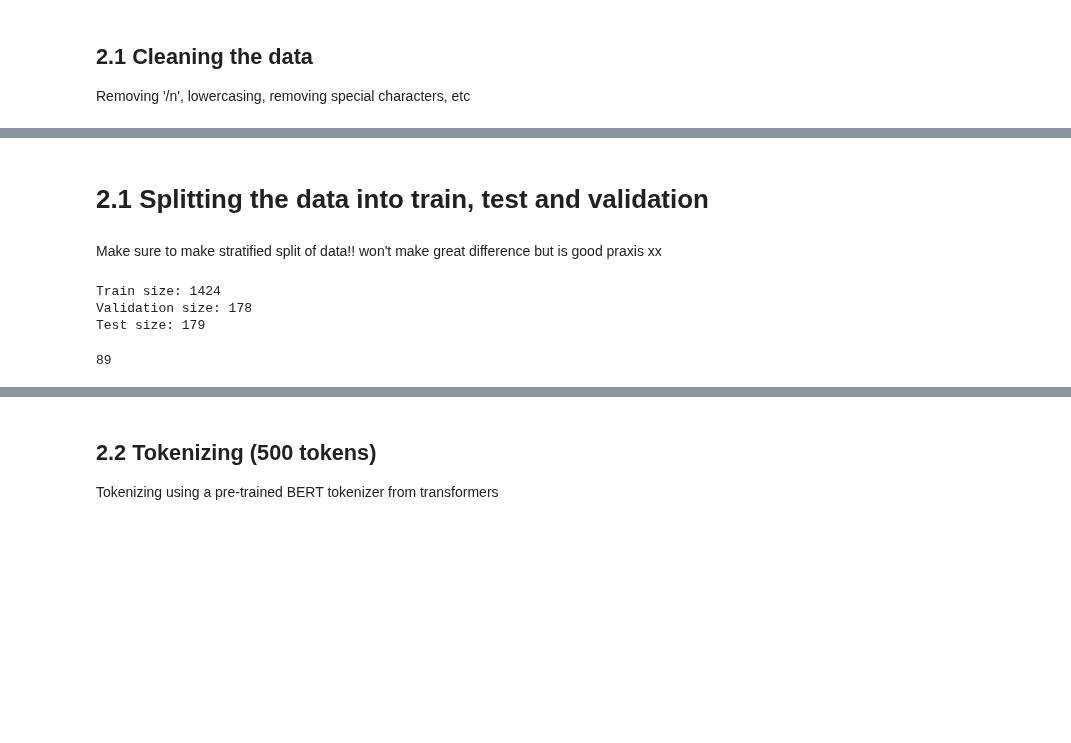
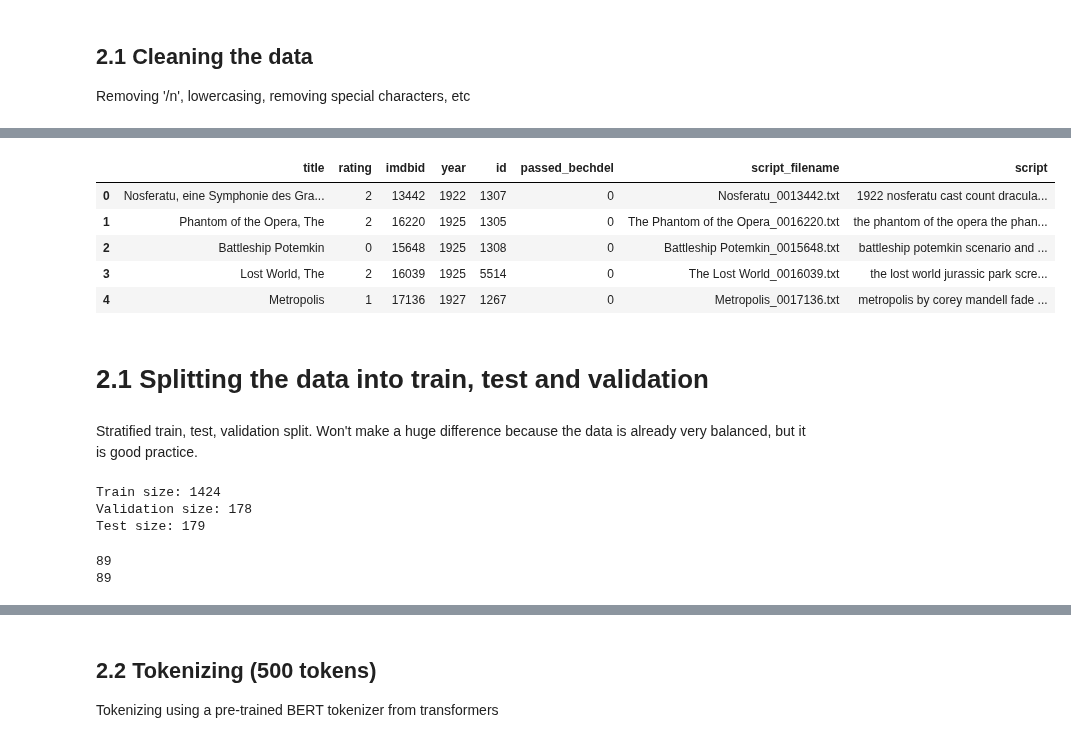
Before and after one commit to sigridbom/NLP_exam, a Jupyter notebook: 2_preprocessing/2_preprocessing.ipynb, the cells around one changed output, grey strips where cells are left out. Saved outputs shown, nothing was run; the diff lists cells and outputs as text; code cells hidden in the pictures; blank space fills up the shorter version.

```diff
--- a/2_preprocessing/2_preprocessing.ipynb
+++ b/2_preprocessing/2_preprocessing.ipynb
@@ -55,8 +54,20 @@ data.head()
 | 2 | Battleship Potemkin | 0 | 15648 | 1925 | 1308 | 0 | Battleship Potemkin_0015648.txt | Battleship Potemkin Scenario and ... |
 | 3 | Lost World, The | 2 | 16039 | 1925 | 5514 | 0 | The Lost World_0016039.txt | THE LOST WORLD JURASSIC PARK scre... |
 | 4 | Metropolis | 1 | 17136 | 1927 | 1267 | 0 | Metropolis_0017136.txt | METROPOLIS by Corey Mandell FADE ... |
+# %%
+# for lowercasing
+data_lowercase = data.copy()
+data_lowercase["script"] = (data['script'].str.lower())
+data_lowercase.head()
+# %% [output]
+|  | title | rating | imdbid | year | id | passed_bechdel | script_filename | script |
+| 0 | Nosferatu, eine Symphonie des Gra... | 2 | 13442 | 1922 | 1307 | 0 | Nosferatu_0013442.txt | 1922 nosferatu cast count dracula... |
+| 1 | Phantom of the Opera, The | 2 | 16220 | 1925 | 1305 | 0 | The Phantom of the Opera_0016220.txt | the phantom of the opera the phan... |
+| 2 | Battleship Potemkin | 0 | 15648 | 1925 | 1308 | 0 | Battleship Potemkin_0015648.txt | battleship potemkin scenario and ... |
+| 3 | Lost World, The | 2 | 16039 | 1925 | 5514 | 0 | The Lost World_0016039.txt | the lost world jurassic park scre... |
+| 4 | Metropolis | 1 | 17136 | 1927 | 1267 | 0 | Metropolis_0017136.txt | metropolis by corey mandell fade ... |
 # %% [markdown]
 # 2.1 Splitting the data into train, test and validation
-# %% [markdown]
-Make sure to make stratified split of data!! won't make great difference but is good praxis xx
+# %% [markdown]
+Stratified train, test, validation split. Won't make a huge difference because the data is already very balanced, but it is good practice.
 # %%
@@ -75,9 +87,11 @@ Train size: 1424
 Validation size: 178
 Test size: 179
 # %%
-sum(val_data['passed_bechdel'] ==  1) # checking
+print(sum(val_data['passed_bechdel'] ==  1)) # checking
+print(sum(val_data['passed_bechdel'] ==  0))
 # %% [output]
 89
+89
 # %%
 # saving the test, train and val datasets
 train_data.to_csv("train_case_sensitive.csv", index= False)
```
Also changed, not shown: parts of 6 cells of this notebook.
